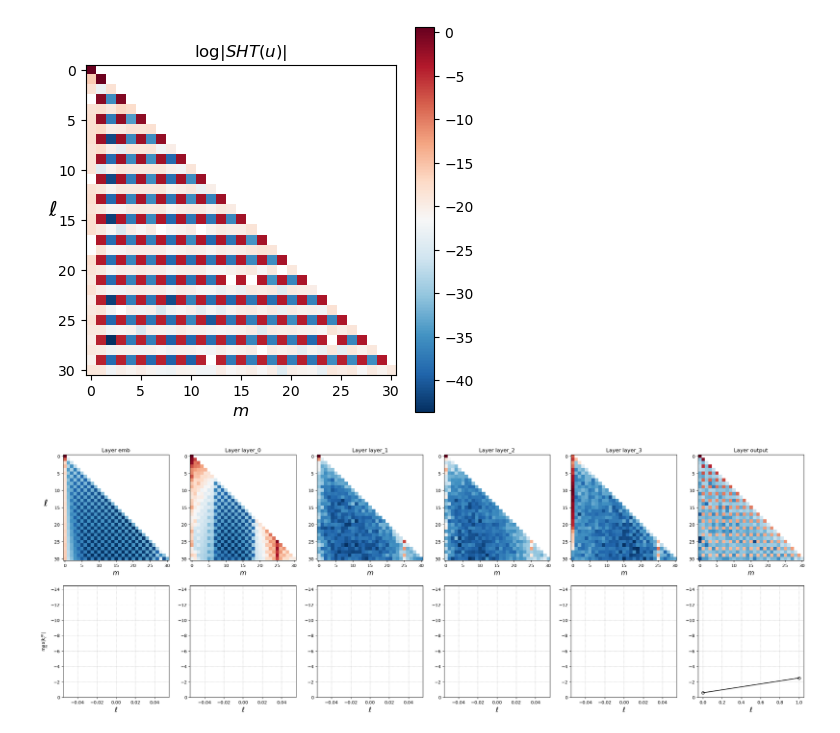
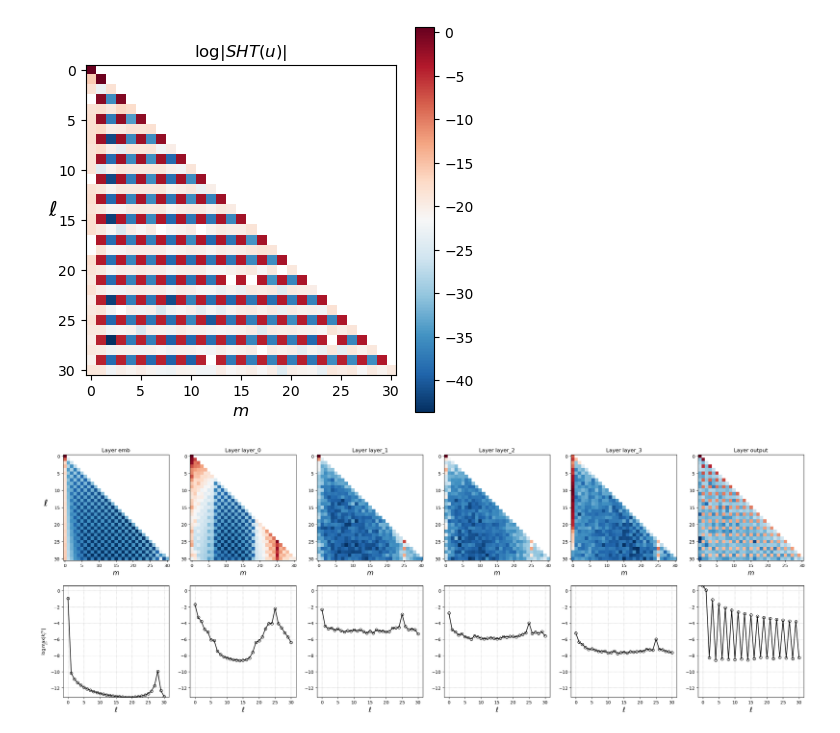
Before and after one commit to TheoHanon/TFE, a Jupyter notebook: Experiences/spectrum_expansion/spectrum_expension.ipynb, the cells around one changed output. Saved outputs shown, nothing was run; the diff lists cells and outputs as text; code cells hidden in the pictures.

Commit message:
fix label plot

```diff
--- a/Experiences/spectrum_expansion/spectrum_expension.ipynb
+++ b/Experiences/spectrum_expansion/spectrum_expension.ipynb
@@ -66,28 +66,32 @@ plt.show()
 # %%
 n_layers = len(coeffs_inside)
 
 fig, axs = plt.subplots(2, n_layers, figsize=(5*n_layers, 10))
 
 y_max_plot = 0
+y_min_plot = 0
 
 for i, (layer, inside) in enumerate(coeffs_inside.items()):
     axs[0, i].imshow(inside.abs().log(), cmap="RdBu_r")
     axs[0, i].set_title(f"Layer {layer}")
     axs[0, i].set_xlabel(r"$m$", fontsize = 15)
 
     max_coeffs = torch.max(inside.abs(), dim = 0).values.log()
+
     y_max_plot = max(y_max_plot, max_coeffs.max())
-    axs[1, i].plot(max_coeffs.log(), marker = "o", fillstyle = "none", color = "k", markeredgecolor = "k")
+    y_min_plot = min(y_min_plot, max_coeffs.min())
+
+    axs[1, i].plot(max_coeffs, marker = "o", fillstyle = "none", color = "k", markeredgecolor = "k")
     # axs[1, i].set_title(f"Layer {layer}")
     axs[1, i].set_xlabel(r"$\ell$", fontsize = 15)
     axs[1, i].grid(True, which='both', linestyle='--', linewidth=0.5)
 
 
 for i in range(n_layers):
-    axs[1, i].set_ylim(1e-6, 1.1*y_max_plot)
+    axs[1, i].set_ylim(y_min_plot, 1.1*y_max_plot)
 
 axs[0, 0].set_ylabel(r"$\ell$", rotation= 0 , fontsize = 20, labelpad = 20)
-axs[1, 0].set_ylabel(r"$\max_{m} |k_{\ell}^m|$",fontsize = 10)
+axs[1, 0].set_ylabel(r"$\log \max_{m} |k_{\ell}^m|$",fontsize = 10)
 plt.show()
 # %% [output]
-[figure, old version]
+[figure, new version]
```
